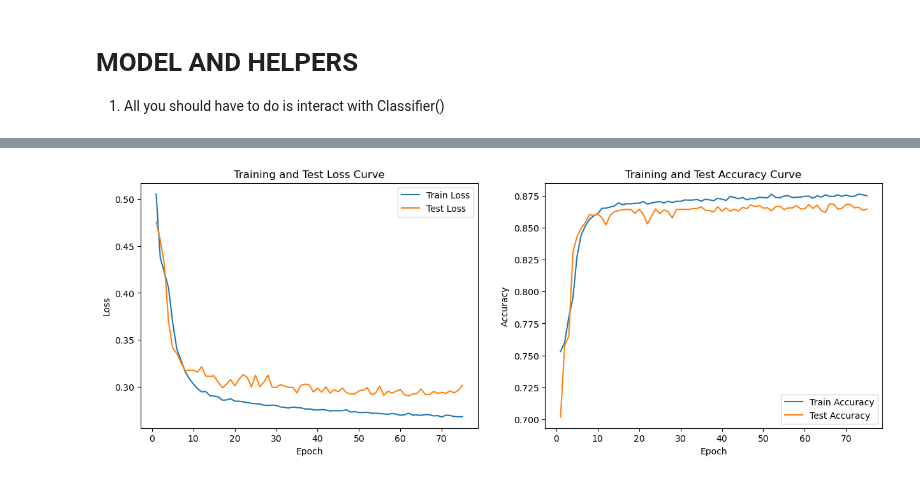
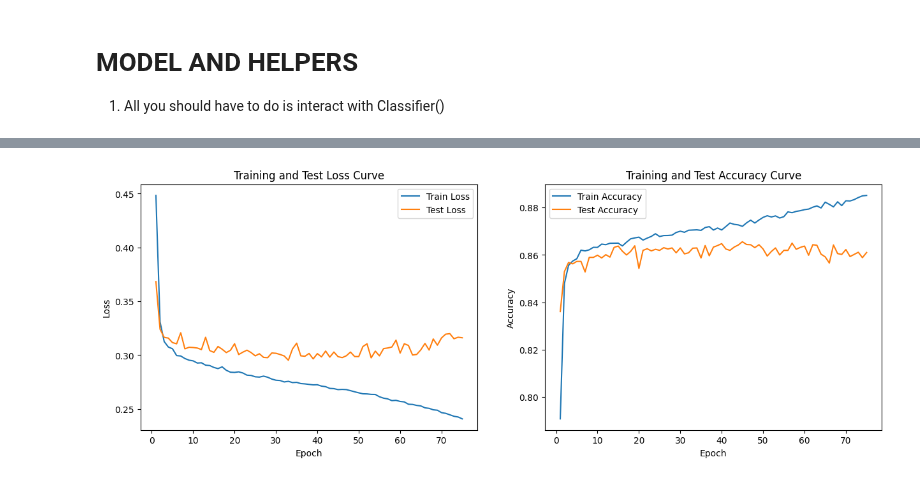
Before and after one commit to Colorado-Mesa-University-Cybersecurity/CAT-Transformer, a Jupyter notebook: experiments/income/prototype_cat_cont.ipynb, the cells around one changed output, grey strips where cells are left out. Cells and saved outputs as stored; diff of their text form; code cells hidden in the pictures.

Commit message:
income CAT and XG covertype

```diff
--- a/experiments/income/prototype_cat_cont.ipynb
+++ b/experiments/income/prototype_cat_cont.ipynb
@@ -30,13 +30,13 @@ GPU is available and being used
 1. Standardize or perform quantile transformations to numerical/continuous features.
 1. Wrap with Dataset and Dataloader.
 # %%
-# df_train = pd.read_csv('/home/cscadmin/CyberResearch/CAT-Transformer/datasets/income/train.csv')
-# df_test = pd.read_csv('/home/cscadmin/CyberResearch/CAT-Transformer/datasets/income/test.csv')
-# df_val = pd.read_csv('/home/cscadmin/CyberResearch/CAT-Transformer/datasets/income/validation.csv') #READ FROM RIGHT SPOT
+df_train = pd.read_csv('/home/cscadmin/CyberResearch/CAT-Transformer/datasets/income/train.csv')
+df_test = pd.read_csv('/home/cscadmin/CyberResearch/CAT-Transformer/datasets/income/test.csv')
+df_val = pd.read_csv('/home/cscadmin/CyberResearch/CAT-Transformer/datasets/income/validation.csv') #READ FROM RIGHT SPOT
 
-df_train = pd.read_csv(r'C:\Users\smbm2\projects\CAT-Transformer\datasets\income\train.csv')
-df_test = pd.read_csv(r'C:\Users\smbm2\projects\CAT-Transformer\datasets\income\test.csv')
-df_val = pd.read_csv(r'C:\Users\smbm2\projects\CAT-Transformer\datasets\income\validation.csv') #READ FROM RIGHT SPOT
+# df_train = pd.read_csv(r'C:\Users\smbm2\projects\CAT-Transformer\datasets\income\train.csv')
+# df_test = pd.read_csv(r'C:\Users\smbm2\projects\CAT-Transformer\datasets\income\test.csv')
+# df_val = pd.read_csv(r'C:\Users\smbm2\projects\CAT-Transformer\datasets\income\validation.csv') #READ FROM RIGHT SPOT
 
 #Take a look at what the datasets look like initially to get an idea
 df_train
@@ -642,20 +522,20 @@ model = Classifier(targets_classes=target_classes,
                     rff_on=True,
                     n_cont=len(cont_columns),
                     cat_feat=cat_feat,
-                   sigma=best_params['sigma'],
-                   embed_size=best_params['embed_size'],
-                   num_layers=best_params['num_layers'],
-                   heads=best_params['heads'],
-                   forward_expansion=best_params['forward_expansion'],
-                   pre_norm_on=best_params['prenorm_on'],
-                   mlp_scale_classification=best_params['mlp_scale_classification'],
-                   embedding_dropout=best_params['embedding_dropout'],
-                   decoder_dropout=best_params['decoder_dropout'],
-                   classification_dropout=best_params['class_drop']
+                   sigma=2,
+                   embed_size=160,
+                   num_layers=1,
+                   heads=5,
+                   forward_expansion=8,
+                   pre_norm_on=False,
+                   mlp_scale_classification=8,
+                   embedding_dropout=0.1,
+                   decoder_dropout=0,
+                   classification_dropout=0.1
                    ).to(device_in_use) # Instantiate the model
 loss_functions = UncertaintyLoss(1)
-optimizer = torch.optim.Adam(params=model.parameters(), lr = best_params['learning_rate']) # Maybe try messing around with optimizers. try other torch optimizers with different configurations.
-early_stopping = EarlyStopping(patience=3)
+optimizer = torch.optim.Adam(params=model.parameters(), lr = 0.0001) # Maybe try messing around with optimizers. try other torch optimizers with different configurations.
+
 epochs = 75 #Set the number of epochs
 
 train_losses = []
@@ -689,8 +569,6 @@ for t in range(epochs):
   test_metrics = f"Test: Loss {format_metric(test_loss)}, Accuracy {format_metric(test_accuracy_1)}, F1 {format_metric(f1_1)}"
   print(f"{epoch_str:20} | {train_metrics:65} | {test_metrics}")
 
-  if early_stopping(test_accuracy_1):
-    break
 
 # Save the model after pre-training
 torch.save(model.state_dict(), 'final_model_trained.pth')
@@ -716,6 +594,6 @@ plt.legend()
 
 # Display confusion matrix for the first task (Traffic Type) on test data
 conf_matrix_1 = confusion_matrix(all_targets_1, all_predictions_1)
-print("Confusion Matrix for income")
+print("Confusion Matrix")
 print(conf_matrix_1)
 # %% [output]
@@ -739 +617 @@ Confusion Matrix for income
-[figure, old version]
+[figure, new version]
```
Also changed, not shown: parts of 5 cells of this notebook, 2 other files.
